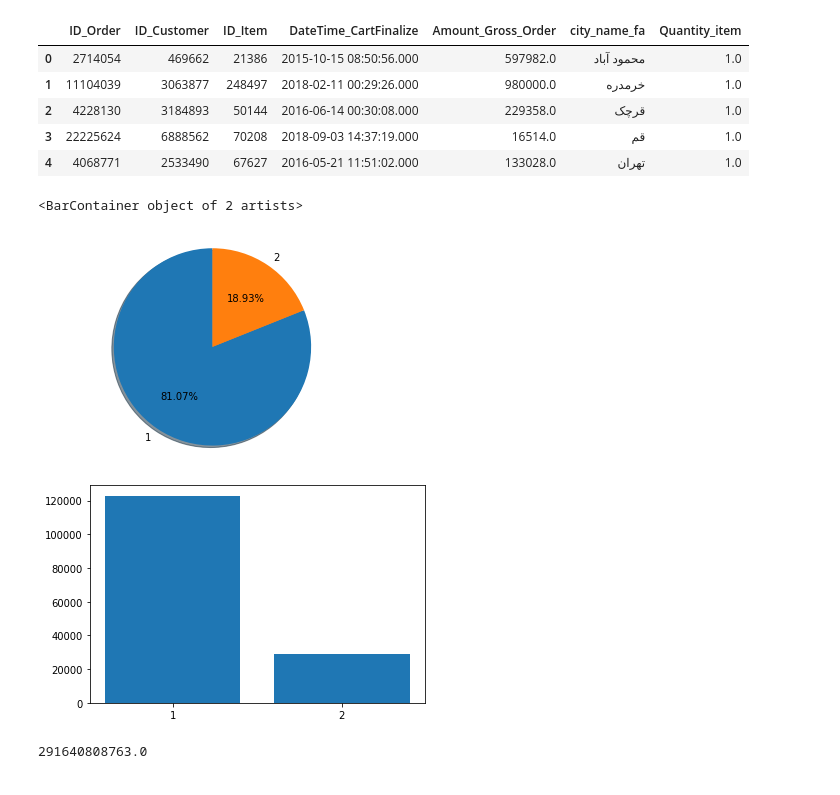
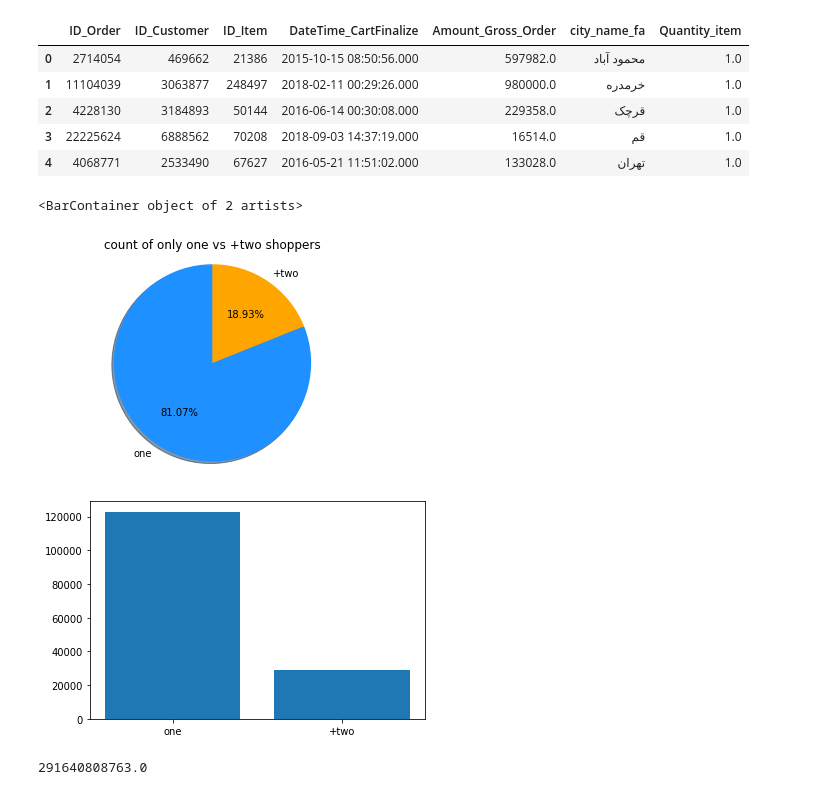
Before and after one commit to MahdiEsrafili/Iran_commercials_analysis, a Jupyter notebook: Digikala_DS/digikala.ipynb, the cells around one changed output. Saved outputs shown, nothing was run; the diff lists cells and outputs as text; code cells hidden in the pictures.

Commit message:
some edits on pie graphs

```diff
--- a/Digikala_DS/digikala.ipynb
+++ b/Digikala_DS/digikala.ipynb
@@ -43,19 +43,20 @@ Customer_shoping_number=data.ID_Customer.value_counts()
 csn2 = (Customer_shoping_number.values>=2)
 csn1 = (Customer_shoping_number.values==1)
 # %%
-indx=['1','2']
+indx=['one','+two']
 vlu = [sum(csn1), sum(csn2)]
 # %%
 fig1,ax1= plt.subplots()
 ax1.pie(vlu,labels=indx, autopct='%1.2f%%',
-        shadow=True, startangle=90)
+        shadow=True, startangle=90, colors=['dodgerblue','orange'])
 ax1.axis('equal')  # Equal aspect ratio ensures that pie is drawn as a circle.
 fig1,ax2= plt.subplots()
+ax1.set_title('count of only one vs +two shoppers')
 ax2.bar(indx, vlu)
 # %% [output]
 <BarContainer object of 2 artists>
-[figure, old version]
+[figure, new version]
-[figure, old version]
+[figure, new version]
 # %%
 data.Amount_Gross_Order.sum()
 # %% [output]
```
Also changed, not shown: parts of 1 cell of this notebook, 4 other files.
